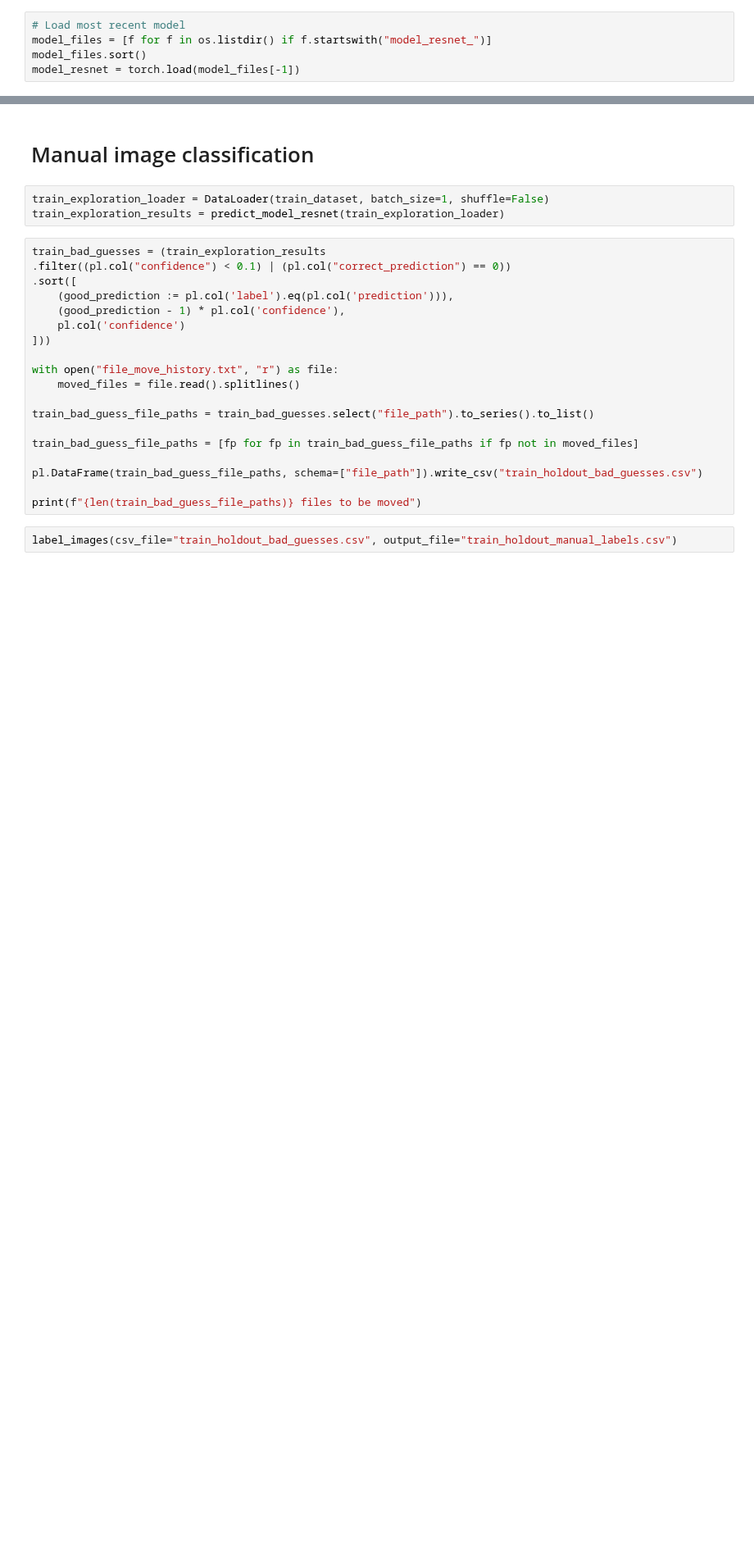
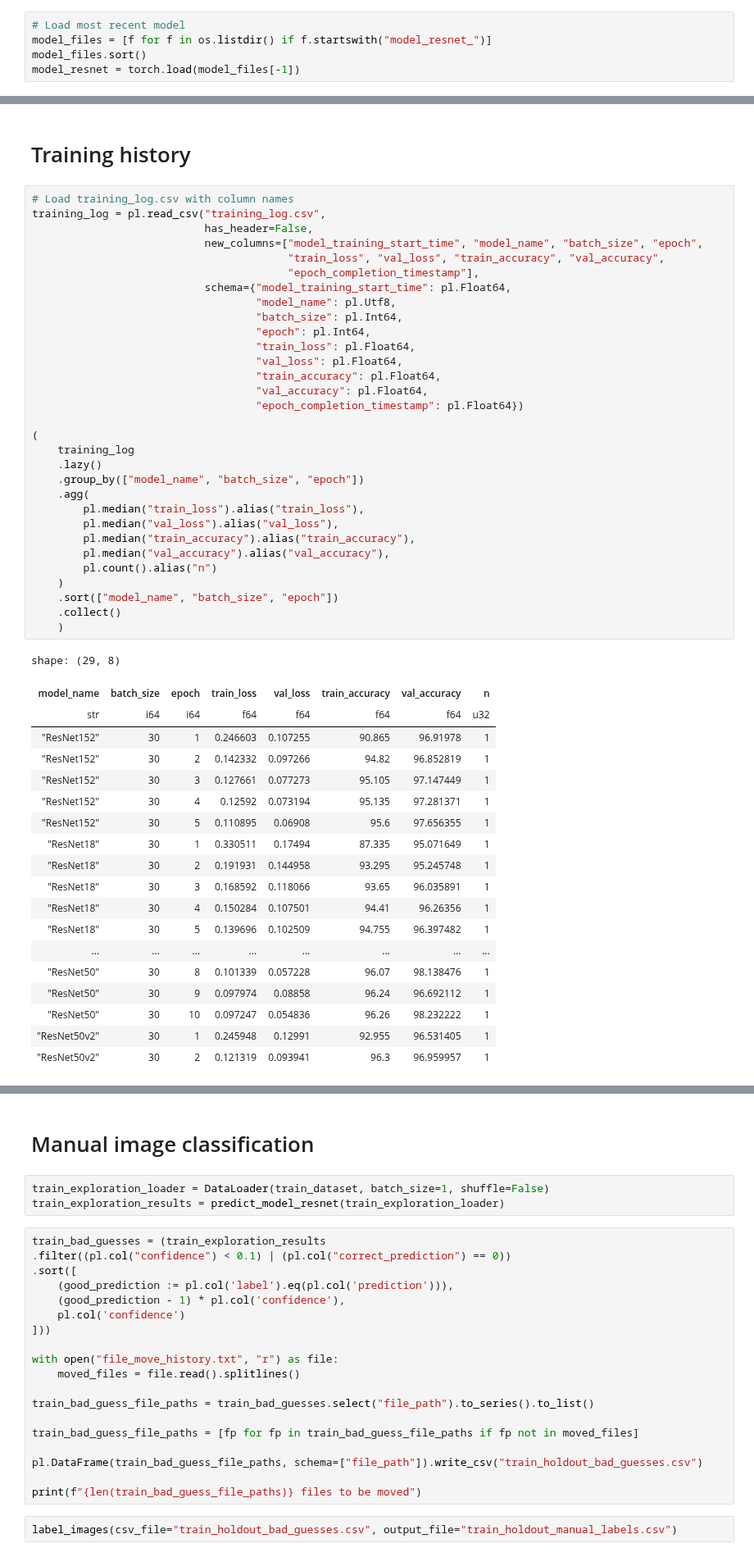
Before and after one commit to Breza/genderative_ai, a Jupyter notebook: Analysis/genderative_analysis.ipynb, the cells around one changed output, grey strips where cells are left out. Shown at 82% size. Saved outputs shown, nothing was run; the diff lists cells and outputs as text; blank space fills up the shorter version.

```diff
--- a/Analysis/genderative_analysis.ipynb
+++ b/Analysis/genderative_analysis.ipynb
@@ -594,0 +605,53 @@ plot_training_progress(train_acc=resnet_train_epoch_accuracy,
+# %% [markdown]
+# Training history
+# %%
+# Load training_log.csv with column names
+training_log = pl.read_csv("training_log.csv",
+                           has_header=False,
+                           new_columns=["model_training_start_time", "model_name", "batch_size", "epoch",
+                                        "train_loss", "val_loss", "train_accuracy", "val_accuracy",
+                                        "epoch_completion_timestamp"],
+                           schema={"model_training_start_time": pl.Float64,
+                                   "model_name": pl.Utf8,
+                                   "batch_size": pl.Int64,
+                                   "epoch": pl.Int64,
+                                   "train_loss": pl.Float64,
+                                   "val_loss": pl.Float64,
+                                   "train_accuracy": pl.Float64,
+                                   "val_accuracy": pl.Float64,
+                                   "epoch_completion_timestamp": pl.Float64})
+
+(
+    training_log
+    .lazy()
+    .group_by(["model_name", "batch_size", "epoch"])
+    .agg(
+        pl.median("train_loss").alias("train_loss"),
+        pl.median("val_loss").alias("val_loss"),
+        pl.median("train_accuracy").alias("train_accuracy"),
+        pl.median("val_accuracy").alias("val_accuracy"),
+        pl.count().alias("n")
+    )
+    .sort(["model_name", "batch_size", "epoch"])
+    .collect()
+    )
+# %% [output]
+shape: (29, 8)
+| model_name | batch_size | epoch | train_loss | val_loss | train_accuracy | val_accuracy | n |
+| str | i64 | i64 | f64 | f64 | f64 | f64 | u32 |
+| "ResNet152" | 30 | 1 | 0.246603 | 0.107255 | 90.865 | 96.91978 | 1 |
+| "ResNet152" | 30 | 2 | 0.142332 | 0.097266 | 94.82 | 96.852819 | 1 |
+| "ResNet152" | 30 | 3 | 0.127661 | 0.077273 | 95.105 | 97.147449 | 1 |
+| "ResNet152" | 30 | 4 | 0.12592 | 0.073194 | 95.135 | 97.281371 | 1 |
+| "ResNet152" | 30 | 5 | 0.110895 | 0.06908 | 95.6 | 97.656355 | 1 |
+| "ResNet18" | 30 | 1 | 0.330511 | 0.17494 | 87.335 | 95.071649 | 1 |
+| "ResNet18" | 30 | 2 | 0.191931 | 0.144958 | 93.295 | 95.245748 | 1 |
+| "ResNet18" | 30 | 3 | 0.168592 | 0.118066 | 93.65 | 96.035891 | 1 |
+| "ResNet18" | 30 | 4 | 0.150284 | 0.107501 | 94.41 | 96.26356 | 1 |
+| "ResNet18" | 30 | 5 | 0.139696 | 0.102509 | 94.755 | 96.397482 | 1 |
+| ... | ... | ... | ... | ... | ... | ... | ... |
+| "ResNet50" | 30 | 8 | 0.101339 | 0.057228 | 96.07 | 98.138476 | 1 |
+| "ResNet50" | 30 | 9 | 0.097974 | 0.08858 | 96.24 | 96.692112 | 1 |
+| "ResNet50" | 30 | 10 | 0.097247 | 0.054836 | 96.26 | 98.232222 | 1 |
+| "ResNet50v2" | 30 | 1 | 0.245948 | 0.12991 | 92.955 | 96.531405 | 1 |
+| "ResNet50v2" | 30 | 2 | 0.121319 | 0.093941 | 96.3 | 96.959957 | 1 |
```
Also changed, not shown: parts of 8 cells of this notebook, 1 other file.
